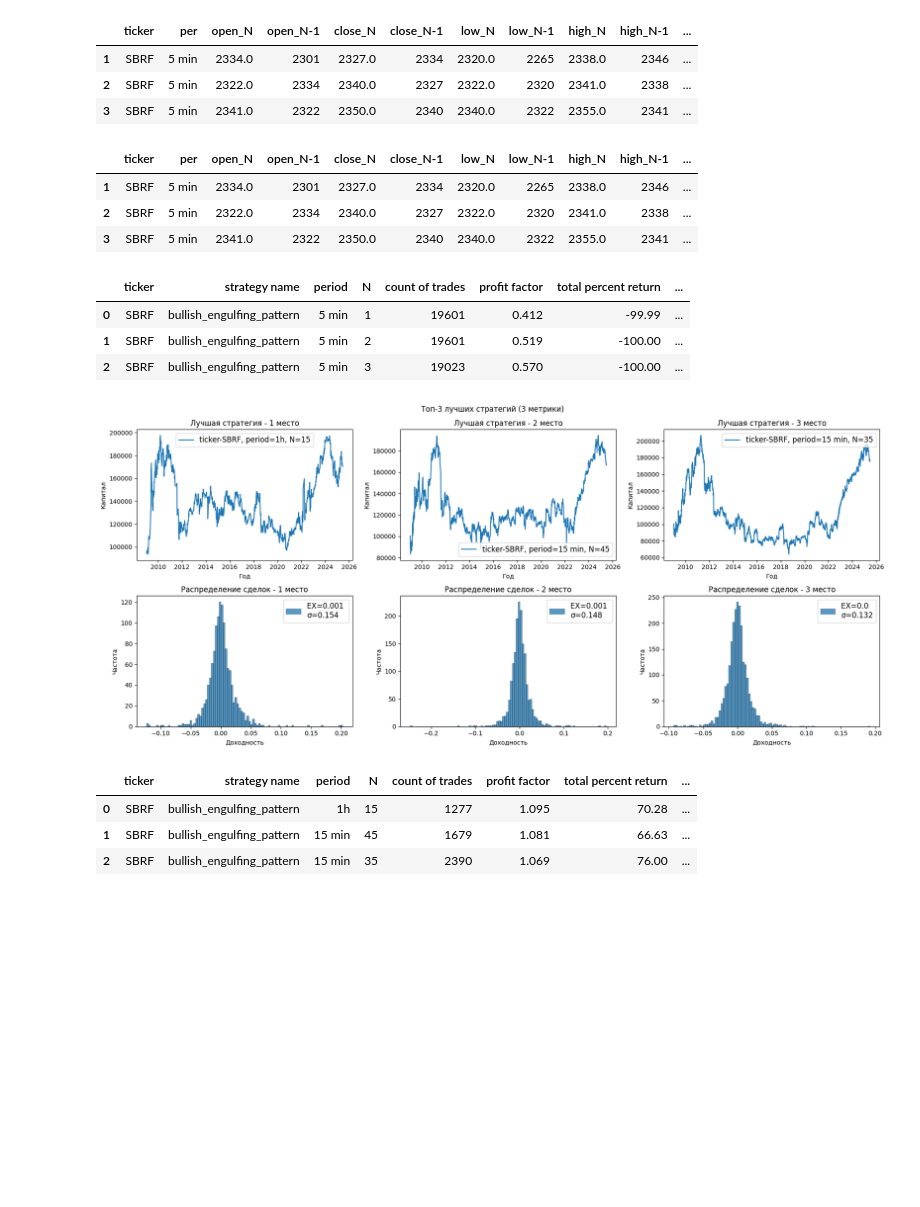
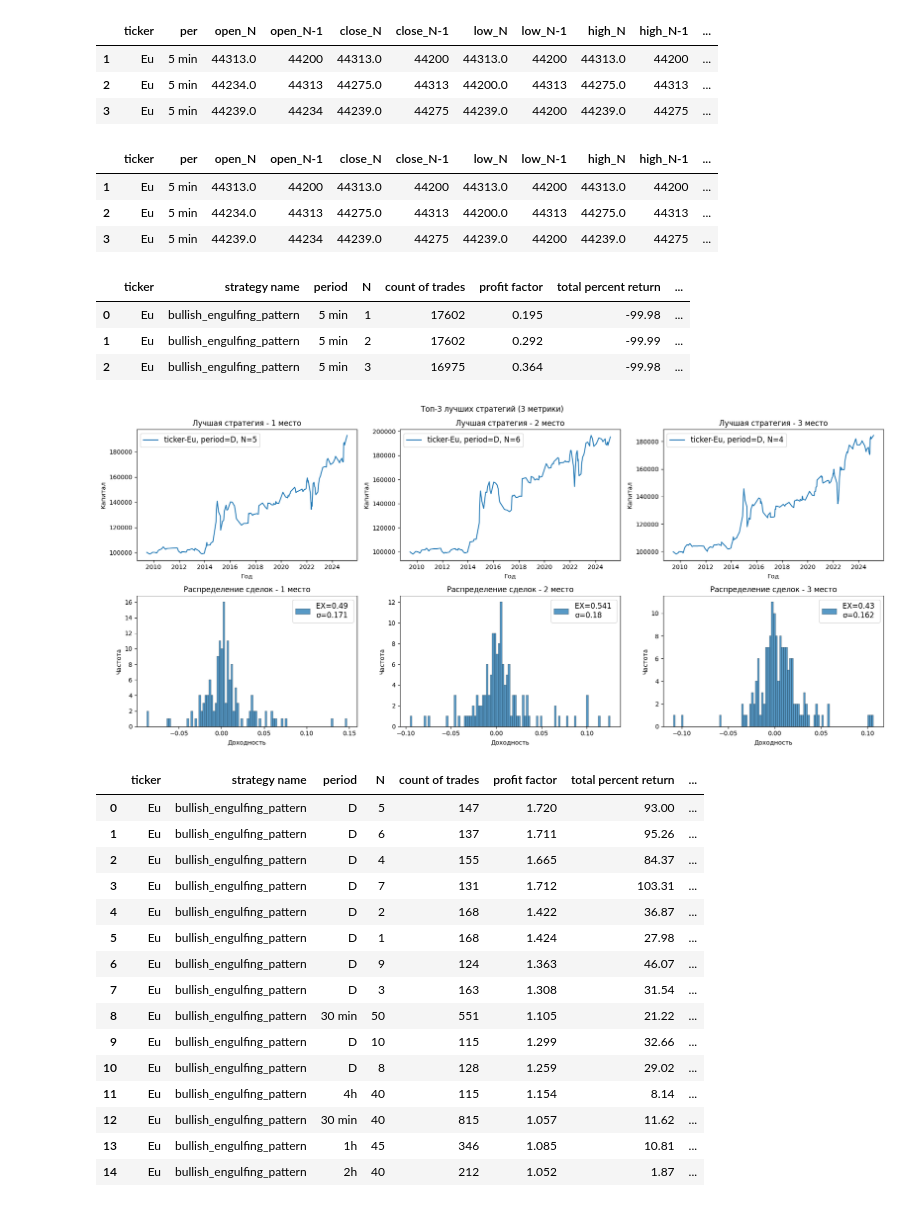
Before and after one commit to AlexKosuhin/AlgoTrading, a Jupyter notebook: Проект/Паттерн Бычье Поглощение.ipynb, the cells around one changed output. Saved outputs shown, nothing was run; the diff lists cells and outputs as text; code cells hidden in the pictures; blank space fills up the shorter version.

```diff
--- a/Проект/Паттерн Бычье Поглощение.ipynb
+++ b/Проект/Паттерн Бычье Поглощение.ipynb
@@ -10,6 +13,6 @@ from sklearn import metrics
 warnings.filterwarnings('ignore')
 # %%
-sber = pd.read_csv(r'C:\Users\user\Desktop\AlgoTrading\data\SBRF.txt')
+sber = pd.read_csv(r'C:\Users\user\Desktop\AlgoTrading\data\Eu.txt')
 # %%
 # Преобразуем "сырой" датафрейм
 def good_dataframe(data, timeframe):
@@ -142,9 +145,9 @@ sber_5s = shift_features_2_candle(sber_5)
 sber_5s.head(3)
 # %% [output]
 |  | ticker | per | open_N | open_N-1 | close_N | close_N-1 | low_N | low_N-1 | high_N | high_N-1 | ... |
-| 1 | SBRF | 5 min | 2334.0 | 2301 | 2327.0 | 2334 | 2320.0 | 2265 | 2338.0 | 2346 | ... |
-| 2 | SBRF | 5 min | 2322.0 | 2334 | 2340.0 | 2327 | 2322.0 | 2320 | 2341.0 | 2338 | ... |
-| 3 | SBRF | 5 min | 2341.0 | 2322 | 2350.0 | 2340 | 2340.0 | 2322 | 2355.0 | 2341 | ... |
+| 1 | Eu | 5 min | 44313.0 | 44200 | 44313.0 | 44200 | 44313.0 | 44200 | 44313.0 | 44200 | ... |
+| 2 | Eu | 5 min | 44234.0 | 44313 | 44275.0 | 44313 | 44200.0 | 44313 | 44275.0 | 44313 | ... |
+| 3 | Eu | 5 min | 44239.0 | 44234 | 44239.0 | 44275 | 44239.0 | 44200 | 44239.0 | 44275 | ... |
 # %%
 # Размечаем датафрейм паттерном бычье поглощение
 def detection_bullish_engulfing_pattern(data):
@@ -199,9 +202,9 @@ sber_good = detection_bullish_engulfing_pattern(sber_5s)
 sber_good.head(3)
 # %% [output]
 |  | ticker | per | open_N | open_N-1 | close_N | close_N-1 | low_N | low_N-1 | high_N | high_N-1 | ... |
-| 1 | SBRF | 5 min | 2334.0 | 2301 | 2327.0 | 2334 | 2320.0 | 2265 | 2338.0 | 2346 | ... |
-| 2 | SBRF | 5 min | 2322.0 | 2334 | 2340.0 | 2327 | 2322.0 | 2320 | 2341.0 | 2338 | ... |
-| 3 | SBRF | 5 min | 2341.0 | 2322 | 2350.0 | 2340 | 2340.0 | 2322 | 2355.0 | 2341 | ... |
+| 1 | Eu | 5 min | 44313.0 | 44200 | 44313.0 | 44200 | 44313.0 | 44200 | 44313.0 | 44200 | ... |
+| 2 | Eu | 5 min | 44234.0 | 44313 | 44275.0 | 44313 | 44200.0 | 44313 | 44275.0 | 44313 | ... |
+| 3 | Eu | 5 min | 44239.0 | 44234 | 44239.0 | 44275 | 44239.0 | 44200 | 44239.0 | 44275 | ... |
 # %%
 # Специальная функция для проверки эффективности паттернов
 def filter_min_distance(data, column, N):
@@ -241,7 +244,17 @@ def filter_min_distance(data, column, N):
 
     return data
 # %%
+# Готовим данные для дальнейшей проверки
 def data_prepare_for_statistics(data, commision=0.0005):
+    """Функция предназначена для обработки результатов стратегий.
+
+    Args:
+        data (pd.DataFrame): на вход подается размеченный датафрейм с колонкой 'signal'
+        commision (float, optional): Размер комисии в долях процента (0.0005 ~ 0.05%). Defaults to 0.0005.
+
+    Returns:
+        list: Возвращаем список с датафреймами, каждый датафрейм это данные по каждой сделке (дата и размер прибыли в %)
+    """
     data = data.copy()
     # Удалим сперва все отметки паттерна и сигнала с последних 51 строки
     data.loc[len(data) - 51 : len(data), ['pattern', 'signal']] = 0
@@ -281,6 +294,14 @@ sber_prepared = data_prepare_for_statistics(sber_good)
 # %%
 # Функция для получения результатов стратегии
 def trade_statistics_bull(all_strategy_data):
+    """Функция предназначена для агрегирования результатов стратегий по основным финансовым метрикам
+
+    Args:
+        all_strategy_data (list): Подаётся список с датафреймами, где для для каждой сделки установлено время и размер прибыли в %.
+
+    Returns:
+        data (pd.DataFrame): Возвращаем новый датафрейм со всеми необходимыми метриками для оценки стратегий.
+    """
     capital = 100_000
     strategies = []
     for strategy in all_strategy_data:
@@ -339,6 +360,7 @@ def trade_statistics_bull(all_strategy_data):
 
 result = trade_statistics_bull(sber_prepared)
 # %%
+# Проверяем стратегии на множестве ТФ.
 def backtest_strategies_multi_tf(data):
     """Функция позволяет проверить эффективность стратегии бычье поглощение на 7 основных таймфреймах.
     На выходе получаем большую сводную таблицу по результатам стратегии на всех таймфреймах.
@@ -372,10 +394,11 @@ sber_result_strategies = backtest_strategies_multi_tf(sber)
 sber_result_strategies.head(3)
 # %% [output]
 |  | ticker | strategy name | period | N | count of trades | profit factor | total percent return | ... |
-| 0 | SBRF | bullish_engulfing_pattern | 5 min | 1 | 19601 | 0.412 | -99.99 | ... |
-| 1 | SBRF | bullish_engulfing_pattern | 5 min | 2 | 19601 | 0.519 | -100.00 | ... |
-| 2 | SBRF | bullish_engulfing_pattern | 5 min | 3 | 19023 | 0.570 | -100.00 | ... |
+| 0 | Eu | bullish_engulfing_pattern | 5 min | 1 | 17602 | 0.195 | -99.98 | ... |
+| 1 | Eu | bullish_engulfing_pattern | 5 min | 2 | 17602 | 0.292 | -99.99 | ... |
+| 2 | Eu | bullish_engulfing_pattern | 5 min | 3 | 16975 | 0.364 | -99.98 | ... |
 # %%
+# Функция для первичного отбора стратегий
 def compare_strategies(data):
     """Функция предназначена для сравнения полученных стратегий и выявления наилучших претендентов
     для дальнейшего анализа.
@@ -383,10 +406,10 @@ def compare_strategies(data):
     Args:
         data (pd.DataFrame): Датафрейм с результатами стратегий
     Returns:
-        data (pd.DaraFrame): Возвращаем датафрейм со результатами стратегии на всех тайфреймах.
+        data (pd.DaraFrame): Возвращаем отфильтрованный датафрейм со результатами стратегии на всех тайфреймах.
     """
     # Фильтрация стратегий
-    data = data[(data['count of trades'] > 1000) & (data['total percent return'] > 10) & (data['profit factor'] > 1) & (data['beta'] > 0)] # Ограничение по количеству сделок
+    data = data[(data['count of trades'] > 100) & (data['profit factor'] > 1) & (data['total percent return'] > 0) & (data['beta'] > 0)] # Ограничение по количеству сделок
 
     data['profit factor rank'] = data['profit factor'].rank() # Больше лучше
     data['R2 rank'] = data['R2'].rank() # Больше лучше
@@ -421,38 +444,50 @@ def compare_strategies(data):
 
     # Вторые 3 графика
     sns.histplot(data.loc[0, 'profit percent net'], ax=axes[1, 0], bins=100,
-                     label=f'EX={np.round(np.mean(data.loc[0, "profit percent net"]), 3)} \nσ={np.round(np.sqrt(np.std(data.loc[0, "profit percent net"])),3)}');
+                     label=f'EX={np.round(np.mean(data.loc[0, "profit percent net"]) * 100, 3)} \nσ={np.round(np.sqrt(np.std(data.loc[0, "profit percent net"])),3)}');
     sns.histplot(data.loc[1, 'profit percent net'], ax=axes[1, 1], bins=100,
-                     label=f'EX={np.round(np.mean(data.loc[1, "profit percent net"]), 3)} \nσ={np.round(np.sqrt(np.std(data.loc[1, "profit percent net"])),3)}');
+                     label=f'EX={np.round(np.mean(data.loc[1, "profit percent net"]) * 100, 3)} \nσ={np.round(np.sqrt(np.std(data.loc[1, "profit percent net"])),3)}');
     sns.histplot(data.loc[2, 'profit percent net'], ax=axes[1, 2], bins=100,
-                     label=f'EX={np.round(np.mean(data.loc[2, "profit percent net"]), 3)} \nσ={np.round(np.sqrt(np.std(data.loc[2, "profit percent net"])),3)}');
+                     label=f'EX={np.round(np.mean(data.loc[2, "profit percent net"]) * 100, 3)} \nσ={np.round(np.sqrt(np.std(data.loc[2, "profit percent net"])),3)}');
     axes[1, 0].legend(fontsize=12)
     axes[1, 1].legend(fontsize=12)
     axes[1, 2].legend(fontsize=12)
 
     axes[1, 0].set_title('Распределение сделок - 1 место')
     axes[1, 1].set_title('Распределение сделок - 2 место')
     axes[1, 2].set_title('Распределение сделок - 3 место')
     axes[1, 0].set_ylabel('Частота')
     axes[1, 1].set_ylabel('Частота')
     axes[1, 2].set_ylabel('Частота')
     axes[1, 0].set_xlabel('Доходность')
     axes[1, 1].set_xlabel('Доходность')
     axes[1, 2].set_xlabel('Доходность')
 
     plt.tight_layout()
     plt.show()
     data_new = data[['ticker', 'strategy name', 'period', 'N', 'count of trades',
        'profit factor', 'total percent return', 'R2', 'beta', 'win_rate']]
 
     display(data_new)
 
     return data
 
 res = compare_strategies(sber_result_strategies)
 # %% [output]
-[figure, old version]
+[figure, new version]
 |  | ticker | strategy name | period | N | count of trades | profit factor | total percent return | ... |
-| 0 | SBRF | bullish_engulfing_pattern | 1h | 15 | 1277 | 1.095 | 70.28 | ... |
-| 1 | SBRF | bullish_engulfing_pattern | 15 min | 45 | 1679 | 1.081 | 66.63 | ... |
-| 2 | SBRF | bullish_engulfing_pattern | 15 min | 35 | 2390 | 1.069 | 76.00 | ... |
+| 0 | Eu | bullish_engulfing_pattern | D | 5 | 147 | 1.720 | 93.00 | ... |
+| 1 | Eu | bullish_engulfing_pattern | D | 6 | 137 | 1.711 | 95.26 | ... |
+| 2 | Eu | bullish_engulfing_pattern | D | 4 | 155 | 1.665 | 84.37 | ... |
+| 3 | Eu | bullish_engulfing_pattern | D | 7 | 131 | 1.712 | 103.31 | ... |
+| 4 | Eu | bullish_engulfing_pattern | D | 2 | 168 | 1.422 | 36.87 | ... |
+| 5 | Eu | bullish_engulfing_pattern | D | 1 | 168 | 1.424 | 27.98 | ... |
+| 6 | Eu | bullish_engulfing_pattern | D | 9 | 124 | 1.363 | 46.07 | ... |
+| 7 | Eu | bullish_engulfing_pattern | D | 3 | 163 | 1.308 | 31.54 | ... |
+| 8 | Eu | bullish_engulfing_pattern | 30 min | 50 | 551 | 1.105 | 21.22 | ... |
+| 9 | Eu | bullish_engulfing_pattern | D | 10 | 115 | 1.299 | 32.66 | ... |
+| 10 | Eu | bullish_engulfing_pattern | D | 8 | 128 | 1.259 | 29.02 | ... |
+| 11 | Eu | bullish_engulfing_pattern | 4h | 40 | 115 | 1.154 | 8.14 | ... |
+| 12 | Eu | bullish_engulfing_pattern | 30 min | 40 | 815 | 1.057 | 11.62 | ... |
+| 13 | Eu | bullish_engulfing_pattern | 1h | 45 | 346 | 1.085 | 10.81 | ... |
+| 14 | Eu | bullish_engulfing_pattern | 2h | 40 | 212 | 1.052 | 1.87 | ... |
```
Also changed, not shown: parts of 8 cells of this notebook.
